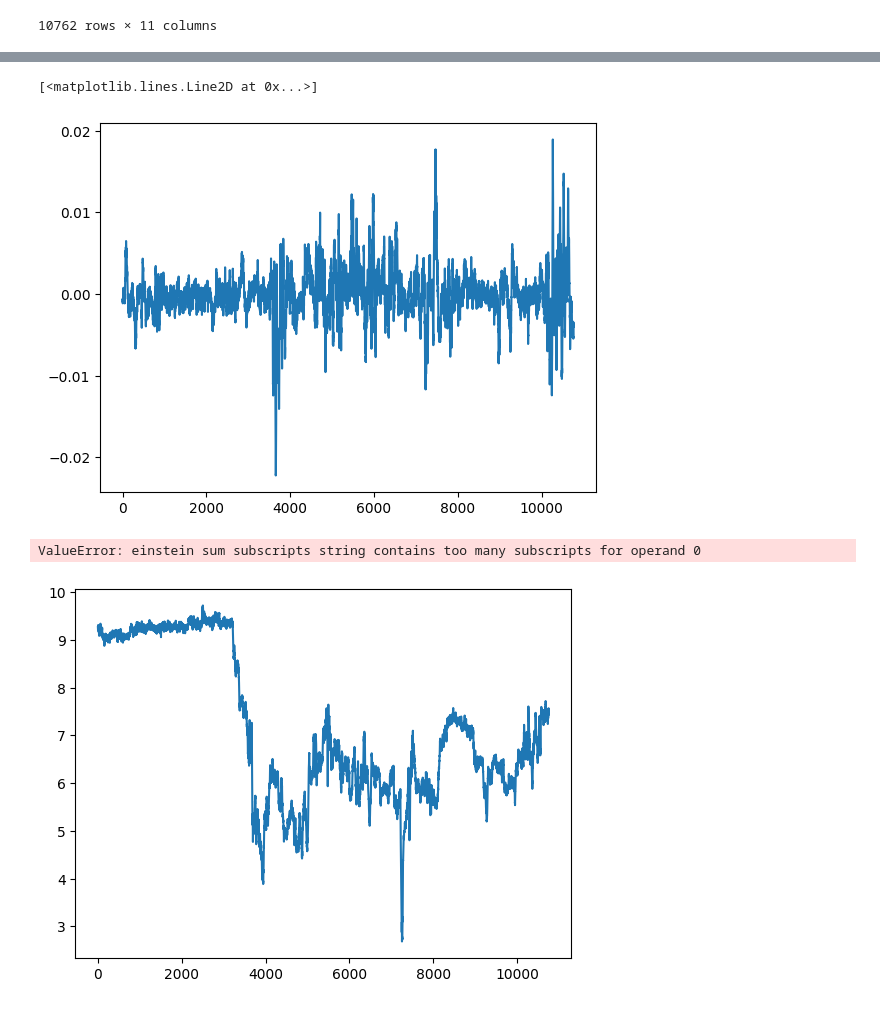
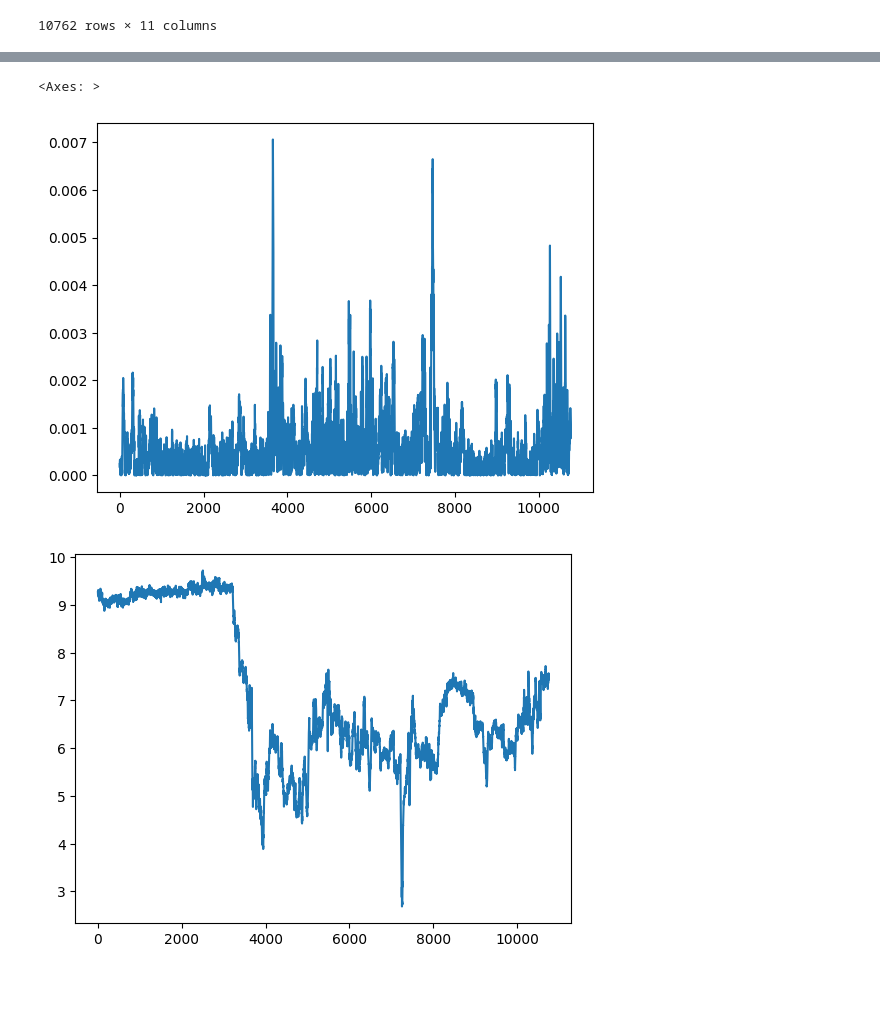
Before and after one commit to vilelabruno/COSMIC, a Jupyter notebook: index.ipynb, the cells around one changed output, grey strips where cells are left out. Cells and saved outputs as stored; diff of their text form; code cells hidden in the pictures.

```diff
--- a/index.ipynb
+++ b/index.ipynb
@@ -135,65 +135,14 @@ def curlometer(spacecraft1, spacecraft2, spacecraft3, spacecraft4):
     J124 = calculate_current_density(spacecraft1, spacecraft2, spacecraft4)
     J134 = calculate_current_density(spacecraft1, spacecraft3, spacecraft4)
     J234 = calculate_current_density(spacecraft2, spacecraft3, spacecraft4)
-    return np.mean(J123 + J124 + J134 + J234, axis=0)
+    return (((J123 + J124 + J134 + J234)/4)**2)**0.5
-# %%
-import matplotlib.pyplot as plt
-plt.plot(J123 + J124 + J134)
-# %% [output]
-[<matplotlib.lines.Line2D at 0x...>]
-[figure, removed]
-# %%
-import pandas as pd
-import numpy as np
-
-# Define cross-product operation
-def cross_product(df_a, df_b):
-    cross_product = np.cross(df_a.values, df_b.values)
-    return pd.DataFrame(cross_product, columns=df_a.columns, index=df_a.index)
-
-# Define dot-product operation
-def dot_product(df_a, df_b):
-    dot_product = np.einsum('ij,ij->i', df_a.values, df_b.values)
-    return pd.Series(dot_product, index=df_a.index)
-
-# Define main function to calculate current density using curlometer technique
-def curlometer(spacecraft1, spacecraft2, spacecraft3, spacecraft4):
-
-    # Define magnetic permeability constant
-    mu0 = 4*np.pi*10**-7
-
-    # Define vector and magnetic difference calculations
-    def calculate_diff_vectors(s_i, s_j):
-
-        r_ij = s_i[['sc_pos_xyz_gse__C1_CP_FGM_FULL1','sc_pos_xyz_gse__C1_CP_FGM_FULL2','sc_pos_xyz_gse__C1_CP_FGM_FULL3']] - \
-               s_j[['sc_pos_xyz_gse__C1_CP_FGM_FULL1','sc_pos_xyz_gse__C1_CP_FGM_FULL2','sc_pos_xyz_gse__C1_CP_FGM_FULL3']]
-
-        B_ij = s_i[['B_vec_xyz_gse__C1_CP_FGM_FULL1','B_vec_xyz_gse__C1_CP_FGM_FULL2','B_vec_xyz_gse__C1_CP_FGM_FULL3']] - \
-               s_j[['B_vec_xyz_gse__C1_CP_FGM_FULL1','B_vec_xyz_gse__C1_CP_FGM_FULL2','B_vec_xyz_gse__C1_CP_FGM_FULL3']]
-
-        return r_ij, B_ij
-
-    # Calculate vector and magnetic differences between each pair of satellites
-    r12, B12 = calculate_diff_vectors(spacecraft1, spacecraft2)
-    r13, B13 = calculate_diff_vectors(spacecraft1, spacecraft3)
-    r14, B14 = calculate_diff_vectors(spacecraft1, spacecraft4)
-    r23, B23 = calculate_diff_vectors(spacecraft2, spacecraft3)
-    r24, B24 = calculate_diff_vectors(spacecraft2, spacecraft4)
-    r34, B34 = calculate_diff_vectors(spacecraft3, spacecraft4)
-    # Calculate the average current density for each surface of the tetrahedron
-    J123 = (dot_product(B13, r23) - dot_product(B23, r13)) / dot_product(pd.Series(mu0), cross_product(r13, r23))
-    J124 = (dot_product(B14, r24) - dot_product(B24, r14)) / dot_product(pd.Series(mu0), cross_product(r14, r24))
-    J134 = (dot_product(B14, r34) - dot_product(B34, r14)) / dot_product(pd.Series(mu0), cross_product(r14, r34))
-    J234 = (dot_product(B24, r34) - dot_product(B34, r24)) / dot_product(pd.Series(mu0), cross_product(r24, r34))
-
-    # Calculate the average current density for the entire tetrahedron
-    J_av = np.sum([J123, J124, J134, J234], axis=0)
-
-    return pd.DataFrame(J_av, columns=['Jav'])
-
-curlometer(data_1, data_2, data_3, data_4)
-# %% [output]
-ValueError: einstein sum subscripts string contains too many subscripts for operand 0
+# %%
+
+curl = curlometer(data_1, data_2, data_3, data_4)
+curl.plot()
+# %% [output]
+<Axes: >
+[figure, added]
 # %%
 import pandas as pd
 import numpy as np
```
Also changed, not shown: parts of 5 cells of this notebook.
